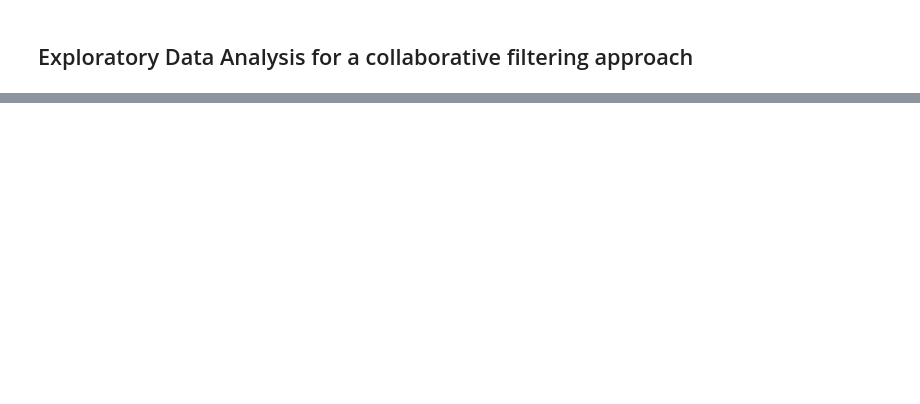
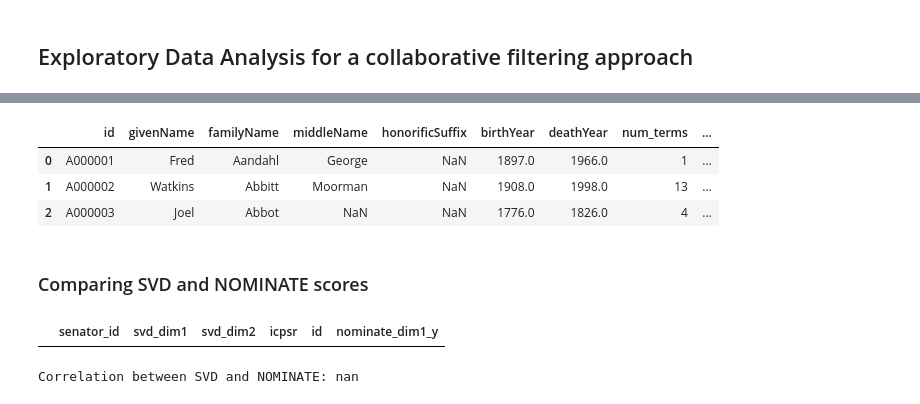
Before and after one commit to maddyjin/ds4420project, a Jupyter notebook: eda/models_eda/collab_filtering_eda.ipynb, the cells around one changed output, grey strips where cells are left out. Cells and saved outputs as stored; diff of their text form; code cells hidden in the pictures; blank space fills up the shorter version.

```diff
--- a/eda/models_eda/collab_filtering_eda.ipynb
+++ b/eda/models_eda/collab_filtering_eda.ipynb
@@ -413,0 +366,10 @@ For a true holdout evaluation, mask votes before fitting and predict on held-out
+# %%
+# senators info dataframe
+senators_df.head(3)
+# %% [output]
+|  | id | givenName | familyName | middleName | honorificSuffix | birthYear | deathYear | num_terms | ... |
+| 0 | A000001 | Fred | Aandahl | George | NaN | 1897.0 | 1966.0 | 1 | ... |
+| 1 | A000002 | Watkins | Abbitt | Moorman | NaN | 1908.0 | 1998.0 | 13 | ... |
+| 2 | A000003 | Joel | Abbot | NaN | NaN | 1776.0 | 1826.0 | 4 | ... |
+# %% [markdown]
+### Comparing SVD and NOMINATE scores
@@ -413,0 +384,10 @@ For a true holdout evaluation, mask votes before fitting and predict on held-out
+# %%
+ideology_merge # agh not workingggg
+# %% [output]
+|  | senator_id | svd_dim1 | svd_dim2 | icpsr | id | nominate_dim1_y |
+# %%
+# calculate the correlation between the ideology score calculated using SVD and NOMINATE
+correlation = ideology_merge['svd_dim1'].corr(ideology_merge['nominate_dim1_y'])
+print(f'Correlation between SVD and NOMINATE: {correlation}')
+# %% [output]
+Correlation between SVD and NOMINATE: nan
```
Also changed, not shown: parts of 54 cells of this notebook.
